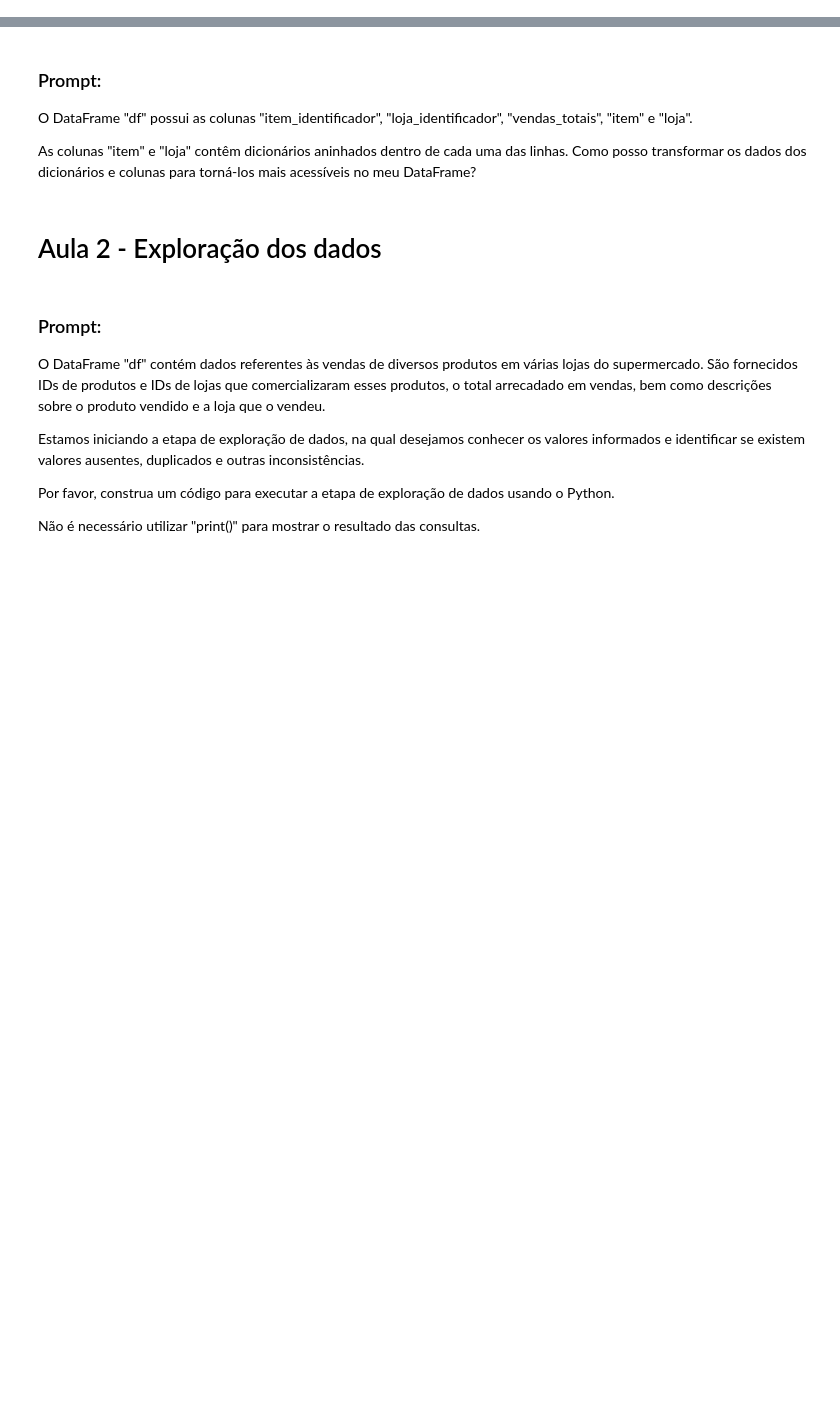
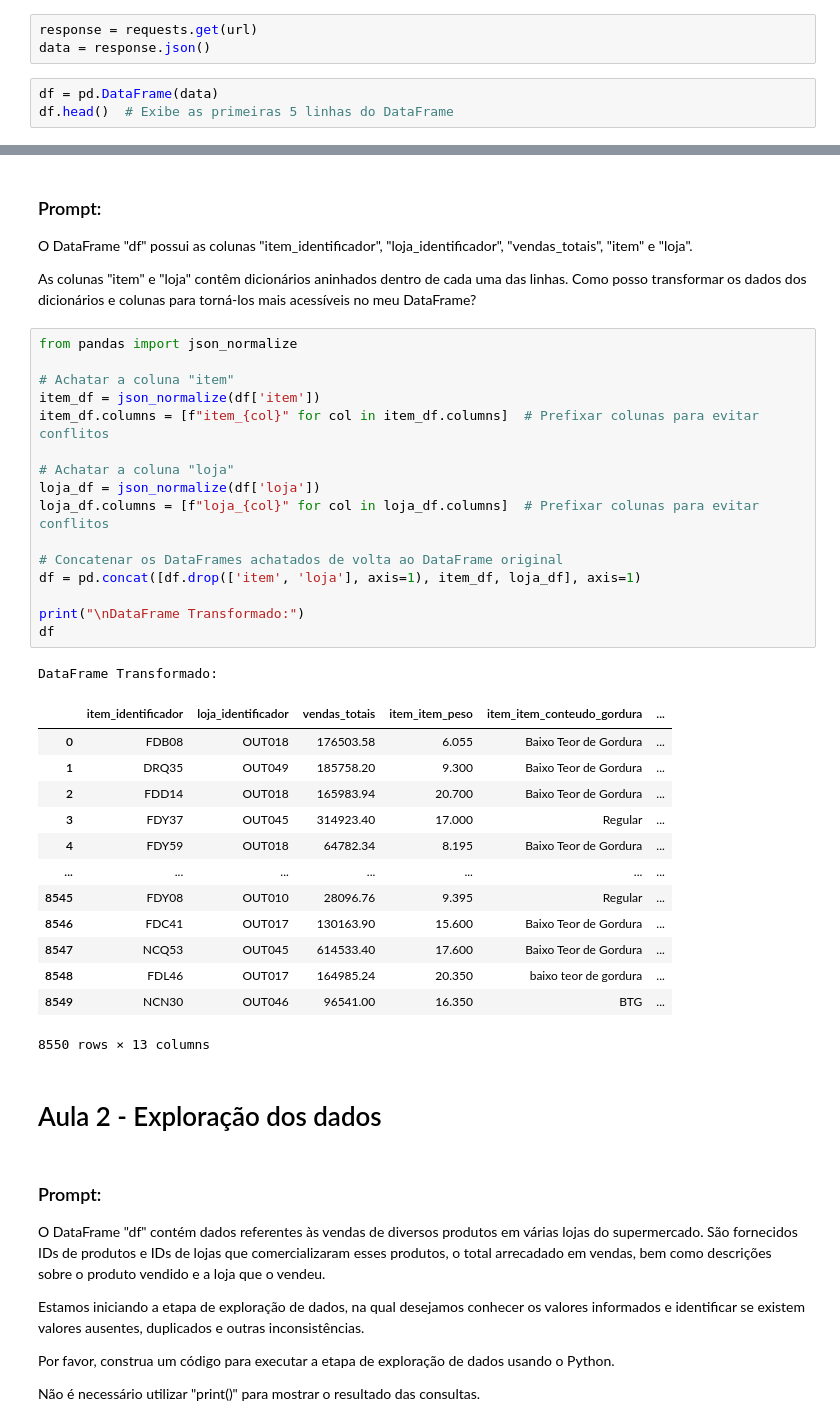
Before and after one commit to dorvalneto/IA_experimental, a Jupyter notebook: Notebook_Análise_de_dados_com_Python_utilizando_o_ChatGPT_como_assistente.ipynb, the cells around one changed output, grey strips where cells are left out. Drawn from its saved outputs; the diff is of its cells as text; blank space fills up the shorter version.

```diff
--- a/Notebook_Análise_de_dados_com_Python_utilizando_o_ChatGPT_como_assistente.ipynb
+++ b/Notebook_Análise_de_dados_com_Python_utilizando_o_ChatGPT_como_assistente.ipynb
@@ -18,0 +23,6 @@ Por favor, nos informe como podemos fazer a leitura desses dados no formato JSON
+# %%
+response = requests.get(url)
+data = response.json()
+# %%
+df = pd.DataFrame(data)
+df.head()  # Exibe as primeiras 5 linhas do DataFrame
@@ -22,6 +39,37 @@ Por favor, nos informe como podemos fazer a leitura desses dados no formato JSON
 O DataFrame "df" possui as colunas "item_identificador", "loja_identificador", "vendas_totais", "item" e "loja".
 
 As colunas "item" e "loja" contêm dicionários aninhados dentro de cada uma das linhas. Como posso transformar os dados dos dicionários e colunas para torná-los mais acessíveis no meu DataFrame?
+# %%
+from pandas import json_normalize
+
+# Achatar a coluna "item"
+item_df = json_normalize(df['item'])
+item_df.columns = [f"item_{col}" for col in item_df.columns]  # Prefixar colunas para evitar conflitos
+
+# Achatar a coluna "loja"
+loja_df = json_normalize(df['loja'])
+loja_df.columns = [f"loja_{col}" for col in loja_df.columns]  # Prefixar colunas para evitar conflitos
+
+# Concatenar os DataFrames achatados de volta ao DataFrame original
+df = pd.concat([df.drop(['item', 'loja'], axis=1), item_df, loja_df], axis=1)
+
+print("\nDataFrame Transformado:")
+df
+# %% [output]
+DataFrame Transformado:
+|  | item_identificador | loja_identificador | vendas_totais | item_item_peso | item_item_conteudo_gordura | ... |
+| 0 | FDB08 | OUT018 | 176503.58 | 6.055 | Baixo Teor de Gordura | ... |
+| 1 | DRQ35 | OUT049 | 185758.20 | 9.300 | Baixo Teor de Gordura | ... |
+| 2 | FDD14 | OUT018 | 165983.94 | 20.700 | Baixo Teor de Gordura | ... |
+| 3 | FDY37 | OUT045 | 314923.40 | 17.000 | Regular | ... |
+| 4 | FDY59 | OUT018 | 64782.34 | 8.195 | Baixo Teor de Gordura | ... |
+| ... | ... | ... | ... | ... | ... | ... |
+| 8545 | FDY08 | OUT010 | 28096.76 | 9.395 | Regular | ... |
+| 8546 | FDC41 | OUT017 | 130163.90 | 15.600 | Baixo Teor de Gordura | ... |
+| 8547 | NCQ53 | OUT045 | 614533.40 | 17.600 | Baixo Teor de Gordura | ... |
+| 8548 | FDL46 | OUT017 | 164985.24 | 20.350 | baixo teor de gordura | ... |
+| 8549 | NCN30 | OUT046 | 96541.00 | 16.350 | BTG | ... |
+8550 rows × 13 columns
 # %% [markdown]
 # Aula 2 - Exploração dos dados
 # %% [markdown]
```
Also changed, not shown: parts of 11 cells of this notebook.
